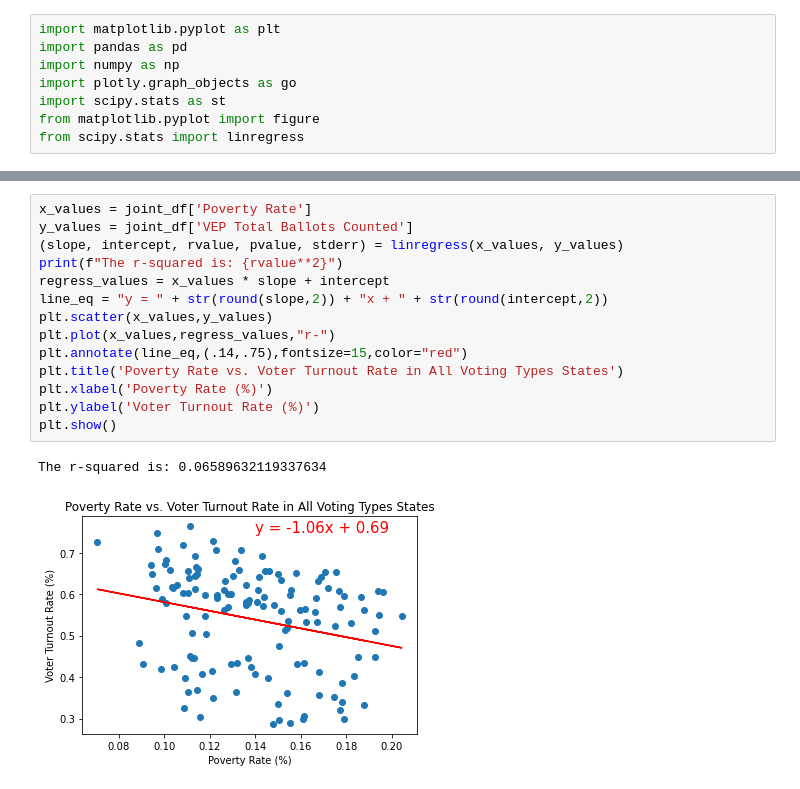
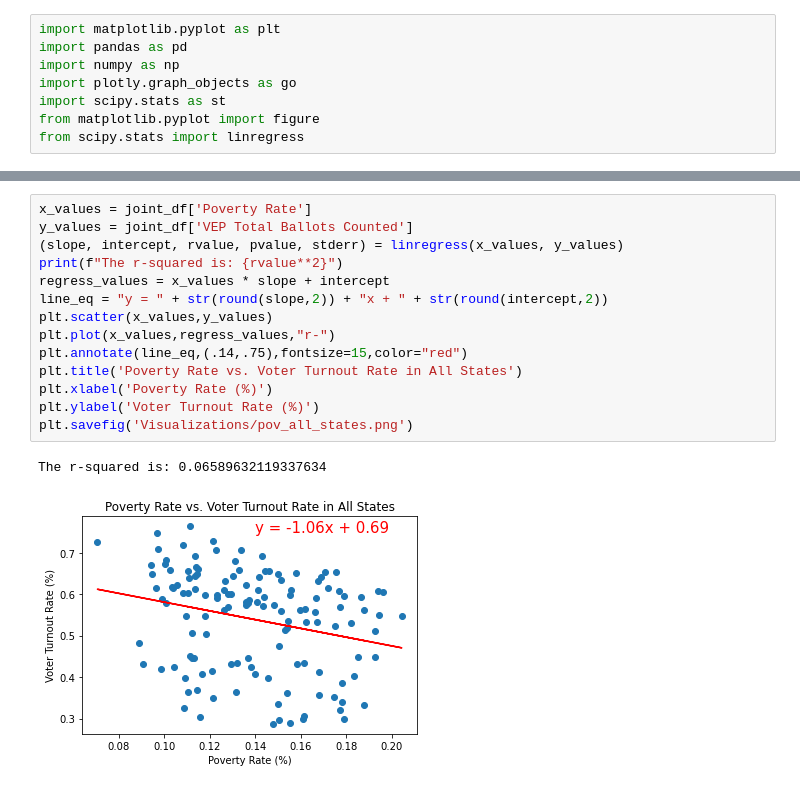
Before and after one commit to MrATX/UofO_BC_Group11, a Jupyter notebook: Untitled.ipynb, the cells around one changed output, grey strips where cells are left out. Drawn from its saved outputs; the diff is of its cells as text.

```diff
--- a/Untitled.ipynb
+++ b/Untitled.ipynb
@@ -459,20 +596,20 @@ total_r_value_df
 # %%
 x_values = joint_df['Poverty Rate']
 y_values = joint_df['VEP Total Ballots Counted']
 (slope, intercept, rvalue, pvalue, stderr) = linregress(x_values, y_values)
 print(f"The r-squared is: {rvalue**2}")
 regress_values = x_values * slope + intercept
 line_eq = "y = " + str(round(slope,2)) + "x + " + str(round(intercept,2))
 plt.scatter(x_values,y_values)
 plt.plot(x_values,regress_values,"r-")
 plt.annotate(line_eq,(.14,.75),fontsize=15,color="red")
-plt.title('Poverty Rate vs. Voter Turnout Rate in All Voting Types States')
+plt.title('Poverty Rate vs. Voter Turnout Rate in All States')
 plt.xlabel('Poverty Rate (%)')
 plt.ylabel('Voter Turnout Rate (%)')
-plt.show()
+plt.savefig('Visualizations/pov_all_states.png')
 # %% [output]
 The r-squared is: 0.06589632119337634
-[figure, old version]
+[figure, new version]
 # %%
 x_values = in_person_float_int_only['Poverty Rate']
 y_values = in_person_float_int_only['VEP Total Ballots Counted']
```
Also changed, not shown: parts of 19 cells of this notebook, 20 other files.
